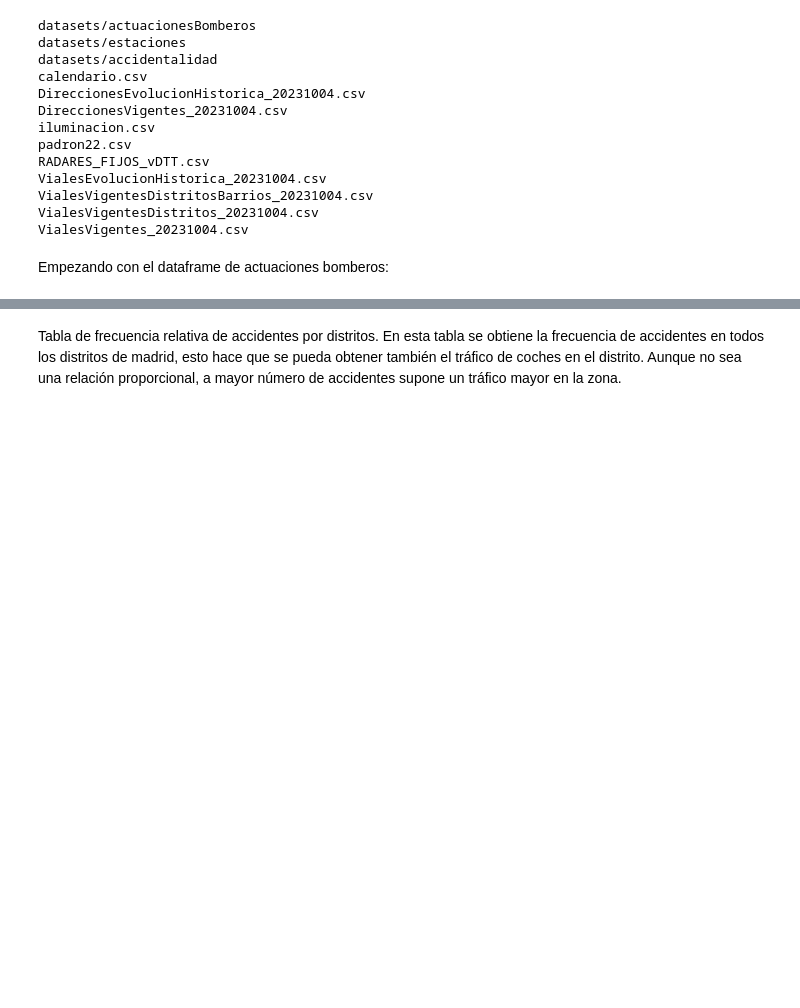
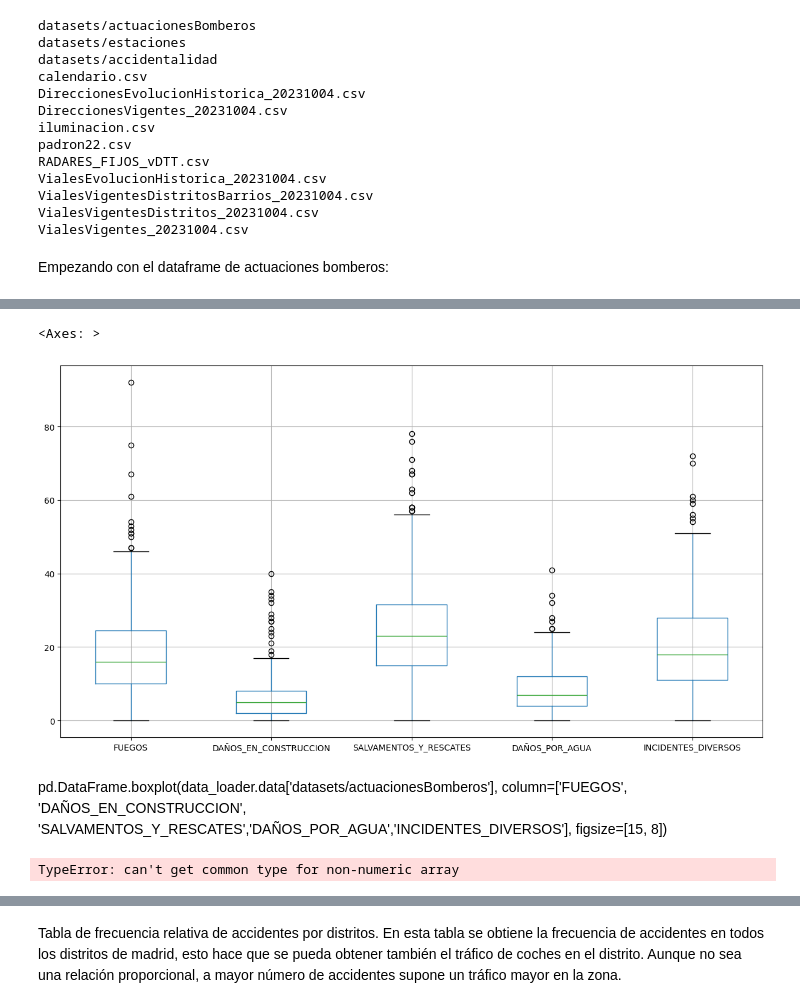
Before and after one commit to paula-gomezlucas/POD, a Jupyter notebook: CuadernoV1.ipynb, the cells around one changed output, grey strips where cells are left out. Saved outputs shown, nothing was run; the diff lists cells and outputs as text; code cells hidden in the pictures; blank space fills up the shorter version.

```diff
--- a/CuadernoV1.ipynb
+++ b/CuadernoV1.ipynb
@@ -459,18 +459,18 @@ def group_fn(dff: pd.DataFrame):
     pm = dff.loc[dff['FSEN_AMPM'] == "="].iloc[0]
     par = am[['HOR1', 'HOR2', 'HOR3', 'HOR4', 'HOR5', 'HOR6', 'HOR7', 'HOR8', 'HOR9', 'HOR10', 'HOR11', 'HOR12']].copy()
 
-    par['13'] = pm['HOR1']
-    par['14'] = pm['HOR2']
-    par['15'] = pm['HOR3']
-    par['16'] = pm['HOR4']
-    par['17'] = pm['HOR5']
-    par['18'] = pm['HOR6']
-    par['19'] = pm['HOR7']
-    par['20'] = pm['HOR8']
-    par['21'] = pm['HOR9']
-    par['22'] = pm['HOR10']
-    par['23'] = pm['HOR11']
-    par['24'] = pm['HOR12']
+    par['HOR13'] = pm['HOR1']
+    par['HOR14'] = pm['HOR2']
+    par['HOR15'] = pm['HOR3']
+    par['HOR16'] = pm['HOR4']
+    par['HOR17'] = pm['HOR5']
+    par['HOR18'] = pm['HOR6']
+    par['HOR19'] = pm['HOR7']
+    par['HOR20'] = pm['HOR8']
+    par['HOR21'] = pm['HOR9']
+    par['HOR22'] = pm['HOR10']
+    par['HOR23'] = pm['HOR11']
+    par['HOR24'] = pm['HOR12']
 
     return par
 # %%
@@ -960,3 +960,15 @@ data_loader.dataframe_summary('datasets/actuacionesBomberos')
 | missing | 0 | 0 | 0 | 0 | 0 | 0 | ... |
 | missing_perc | 0% | 0% | 0% | 0% | 0% | 0% | ... |
 | types | bool | numeric | numeric | numeric | numeric | numeric | ... |
+# %%
+pd.DataFrame.boxplot(data_loader.data['datasets/actuacionesBomberos'], column=['FUEGOS', 'DAÑOS_EN_CONSTRUCCION', 'SALVAMENTOS_Y_RESCATES','DAÑOS_POR_AGUA','INCIDENTES_DIVERSOS'], figsize=[15, 8])
+# %% [output]
+<Axes: >
+[figure, added]
+# %% [markdown]
+pd.DataFrame.boxplot(data_loader.data['datasets/actuacionesBomberos'], column=['FUEGOS', 'DAÑOS_EN_CONSTRUCCION', 'SALVAMENTOS_Y_RESCATES','DAÑOS_POR_AGUA','INCIDENTES_DIVERSOS'], figsize=[15, 8])
+# %%
+horas = ['HOR1', 'HOR2','HOR3', 'HOR4', 'HOR5', 'HOR6', 'HOR7', 'HOR8', 'HOR9', 'HOR10' , 'HOR11', 'HOR12', 'HOR13', 'HOR14', 'HOR15', 'HOR16', 'HOR17', 'HOR18', 'HOR19', 'HOR20', 'HOR21', 'HOR22', 'HOR23', 'HOR24']
+data_loader.data['datasets/estaciones'].plot.bar(x=horas, y=)
+# %% [output]
+TypeError: can't get common type for non-numeric array
```
Also changed, not shown: parts of 1 cell of this notebook, 1 other file.
